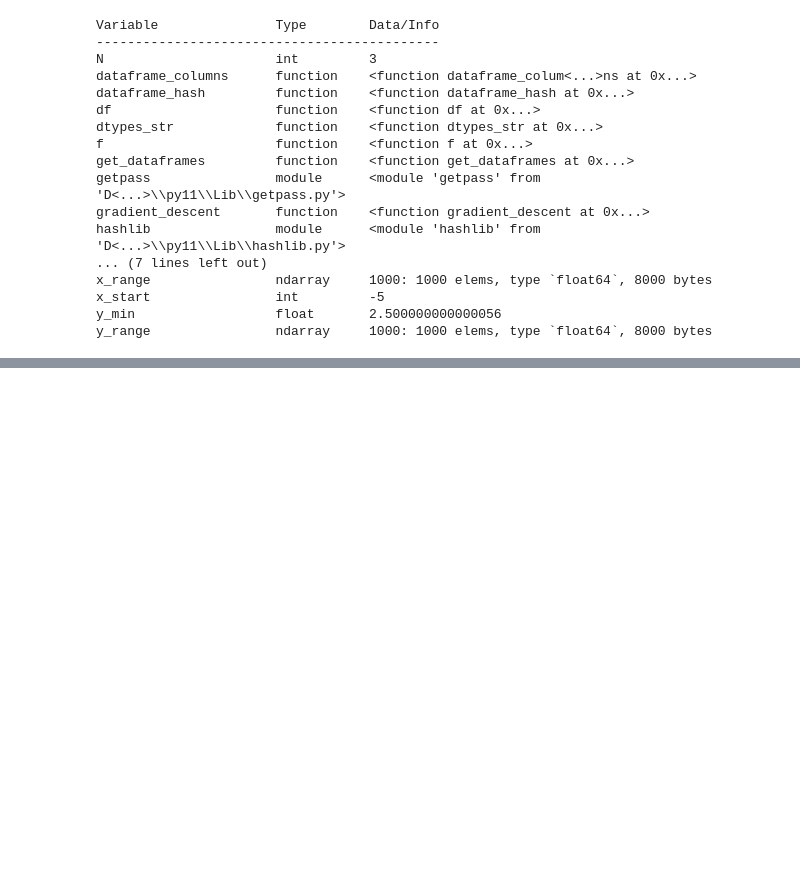
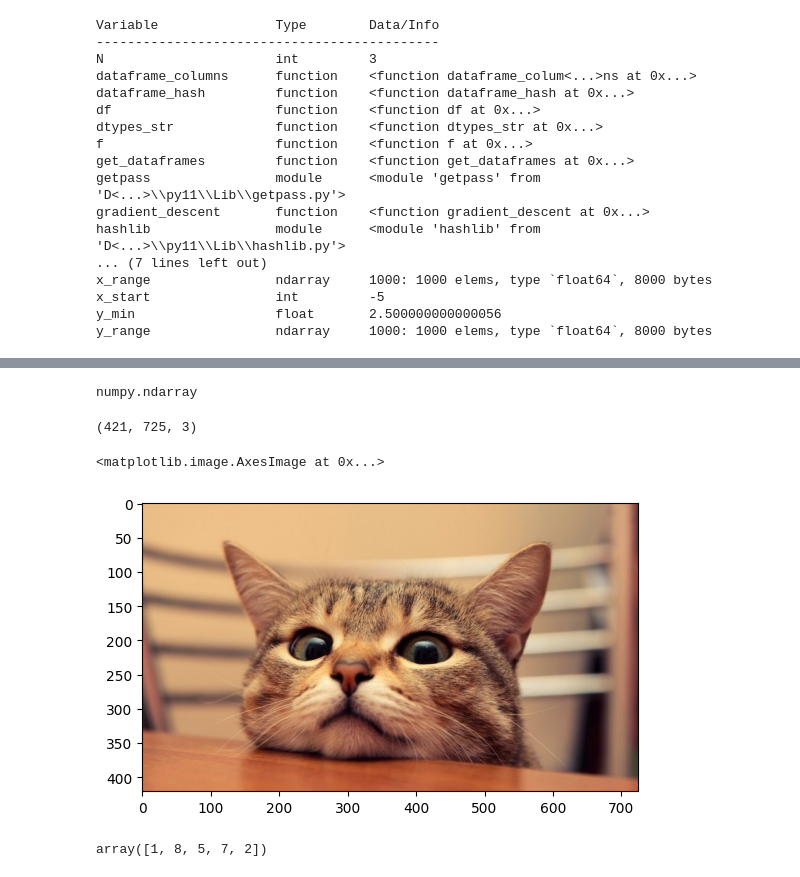
Before and after one commit to sushanwanyu2/jupyter-notebook, a Jupyter notebook: study.ipynb, the cells around one changed output, grey strips where cells are left out. Saved outputs shown, nothing was run; the diff lists cells and outputs as text; code cells hidden in the pictures; blank space fills up the shorter version.

```diff
--- a/study.ipynb
+++ b/study.ipynb
@@ -80,0 +149,19 @@ y_range                ndarray     1000: 1000 elems, type `float64`, 8000 bytes
+# %%
+type(cat)
+# nd代表n个维度
+# numpy.ndarray
+# %% [output]
+numpy.ndarray
+# %%
+# 查看形状
+# (421, 725, 3)
+# 高度421(行数),列数725,3代表RGB当中的三个值.
+cat.shape
+# %% [output]
+(421, 725, 3)
+# %%
+# 显示图片
+plt.imshow(cat)
+# %% [output]
+<matplotlib.image.AxesImage at 0x...>
+[figure, added]
@@ -80,0 +173,6 @@ y_range                ndarray     1000: 1000 elems, type `float64`, 8000 bytes
+# %%
+l=[1,8,5,7,2]
+n=np.array(l)
+n
+# %% [output]
+array([1, 8, 5, 7, 2])
```
Also changed, not shown: parts of 12 cells of this notebook, 3 other files.
